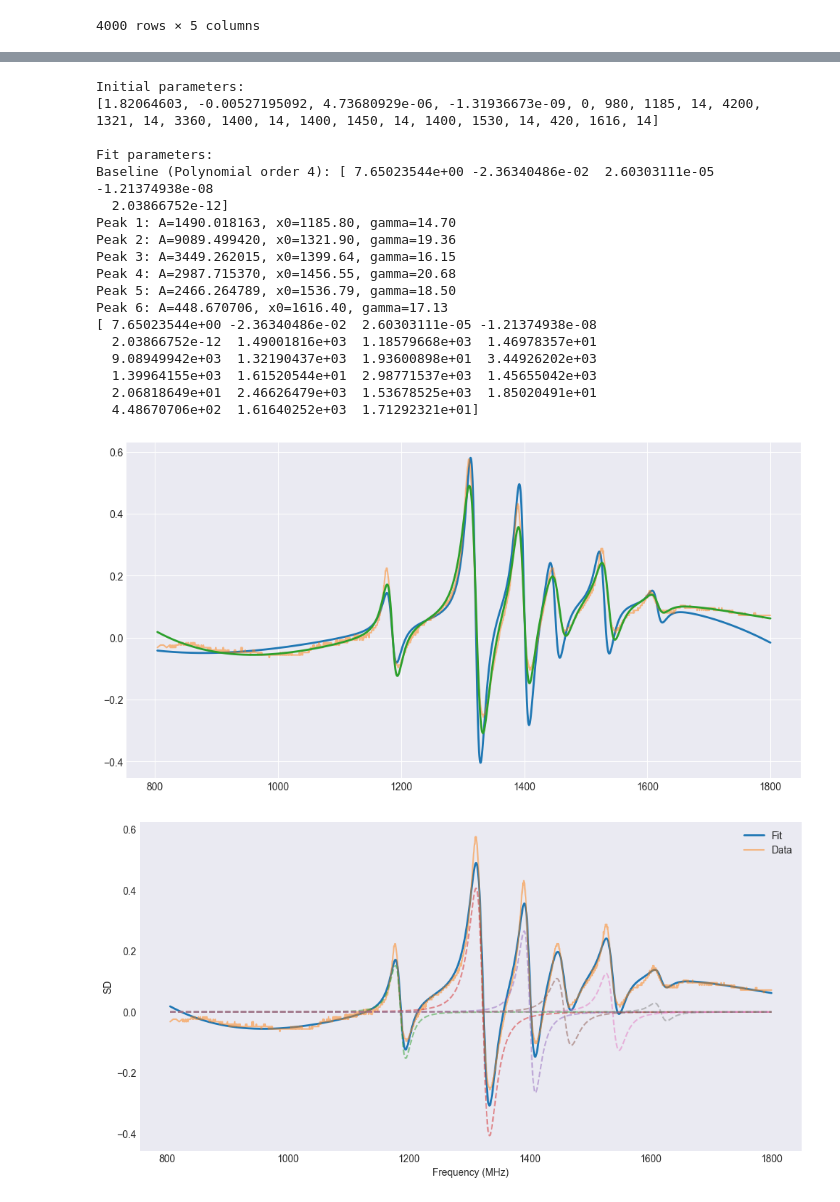
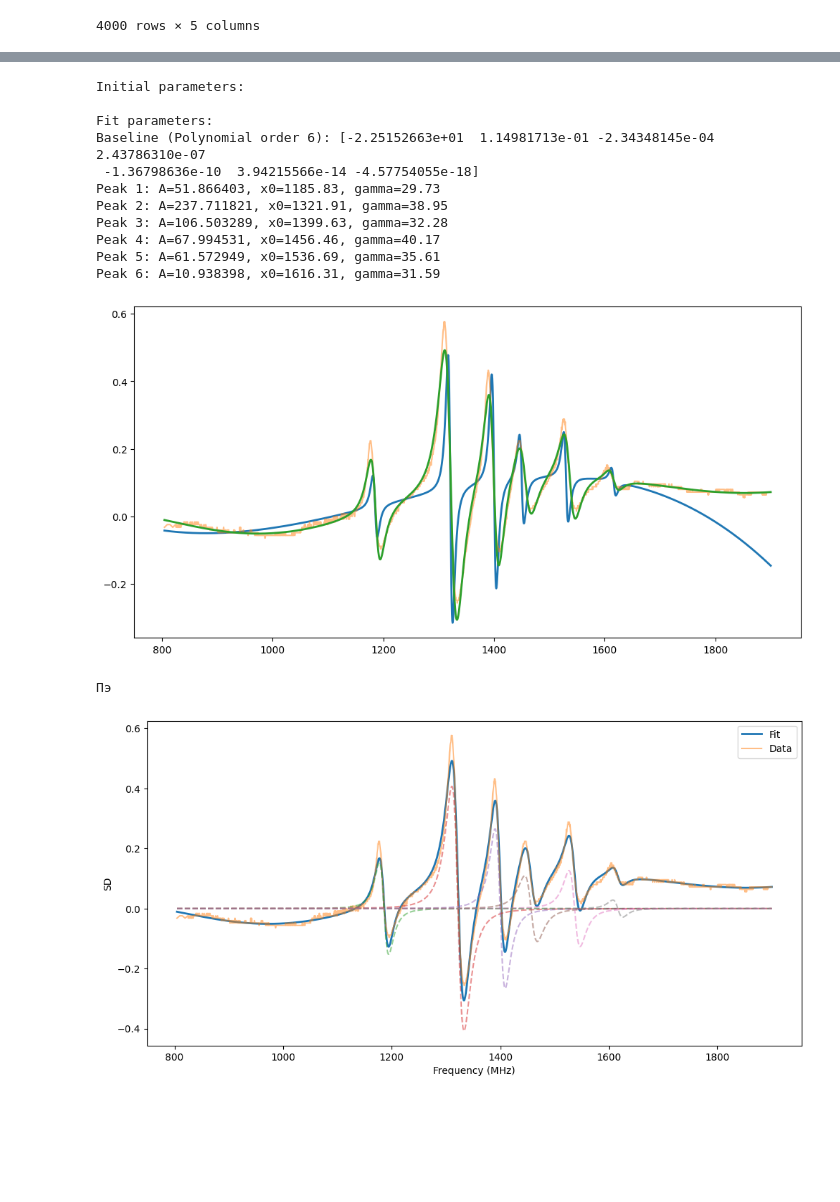
Before and after one commit to RedBrean/term2, a Jupyter notebook: term6/labs/Rb_II_data/rb.ipynb, the cells around one changed output, grey strips where cells are left out. Cells and saved outputs as stored; diff of their text form; code cells hidden in the pictures; blank space fills up the shorter version.

```diff
--- a/term6/labs/Rb_II_data/rb.ipynb
+++ b/term6/labs/Rb_II_data/rb.ipynb
@@ -333,7 +211,7 @@ def gaussian_derivative(x, A, x0, sigma):
 
 
 def lorentzian_derivative(x, A, x0, gamma):
-    return -A * (x - x0) / ((x - x0)**2 + gamma**2)**2
+    return -A * gamma *(x - x0) / ((x - x0)**2 + gamma**2/4)**2
 
 
 def polynomial(x, *coeffs):
@@ -420,7 +298,7 @@ def fit_saturated_absorption(
         initial_params = params
 
     print("\nInitial parameters:")
-    print(initial_params)
+
 
     x_fit = np.linspace(x.min(), x.max(), 2000)
     y_init = model(x_fit, *initial_params)
@@ -451,7 +329,6 @@ def fit_saturated_absorption(
         A, x0, gamma = popt[idx:idx+3]
         print(f"Peak {i+1}: A={A:.6f}, x0={x0:.2f}, gamma={gamma:.2f}")
         idx += 3
-    print(popt)
 
 
     # ---------- графики ----------
@@ -486,59 +363,54 @@ def fit_saturated_absorption(
             plt.plot(x_fit, peak, "--", alpha=0.5)
 
             idx += 3
 
     plt.xlabel("Frequency (MHz)")
     plt.ylabel("SD")
     plt.legend()
     plt.grid()
 
-    plt.show()
 
     return popt, pcov
 
 
-G = 14
 
 initial = [
 
 # polynomial baseline (3 степень)
-1.82064603e+00, -5.27195092e-03,  4.73680929e-06, -1.31936673e-09,0,
+1.82064603e+00, -5.27195092e-03,  4.73680929e-06, -1.31936673e-09,0,0,0,
 
 # пики
-70*G, 1185, G,
-300*G, 1321, G,
-240*G, 1400, G,
-100*G, 1450, G,
-100*G, 1530, G,
-30*G, 1616, G,
+7, 1185, 14,
+30, 1321, 14,
+24, 1400, 14,
+10, 1450, 14,
+10, 1530, 14,
+3, 1616, 14,
 ]
 
-fit_saturated_absorption(
+peak_popt, _ =fit_saturated_absorption(
     data_87f2_better,
     n_peaks=6,
     baseline="poly",
-    poly_order=4,
-    peak_range=(800,1800),
+    poly_order=6,
+    peak_range=(800,1900),
     initial_params=initial
 )
+peak_popt = peak_popt[7:]  # убираем коэффициенты полинома
+
+print("Пэ")
 # %% [output]
 Initial parameters:
-[1.82064603, -0.00527195092, 4.73680929e-06, -1.31936673e-09, 0, 980, 1185, 14, 4200, 1321, 14, 3360, 1400, 14, 1400, 1450, 14, 1400, 1530, 14, 420, 1616, 14]
 
 Fit parameters:
-Baseline (Polynomial order 4): [ 7.65023544e+00 -2.36340486e-02  2.60303111e-05 -1.21374938e-08
-  2.03866752e-12]
-Peak 1: A=1490.018163, x0=1185.80, gamma=14.70
-Peak 2: A=9089.499420, x0=1321.90, gamma=19.36
-Peak 3: A=3449.262015, x0=1399.64, gamma=16.15
-Peak 4: A=2987.715370, x0=1456.55, gamma=20.68
-Peak 5: A=2466.264789, x0=1536.79, gamma=18.50
-Peak 6: A=448.670706, x0=1616.40, gamma=17.13
-[ 7.65023544e+00 -2.36340486e-02  2.60303111e-05 -1.21374938e-08
-  2.03866752e-12  1.49001816e+03  1.18579668e+03  1.46978357e+01
-  9.08949942e+03  1.32190437e+03  1.93600898e+01  3.44926202e+03
-  1.39964155e+03  1.61520544e+01  2.98771537e+03  1.45655042e+03
-  2.06818649e+01  2.46626479e+03  1.53678525e+03  1.85020491e+01
-  4.48670706e+02  1.61640252e+03  1.71292321e+01]
+Baseline (Polynomial order 6): [-2.25152663e+01  1.14981713e-01 -2.34348145e-04  2.43786310e-07
+ -1.36798636e-10  3.94215566e-14 -4.57754055e-18]
+Peak 1: A=51.866403, x0=1185.83, gamma=29.73
+Peak 2: A=237.711821, x0=1321.91, gamma=38.95
+Peak 3: A=106.503289, x0=1399.63, gamma=32.28
+Peak 4: A=67.994531, x0=1456.46, gamma=40.17
+Peak 5: A=61.572949, x0=1536.69, gamma=35.61
+Peak 6: A=10.938398, x0=1616.31, gamma=31.59
-[figure, old version]
+[figure, new version]
+Пэ
-[figure, old version]
+[figure, new version]
```
Also changed, not shown: parts of 4 cells of this notebook, 1 other file.
